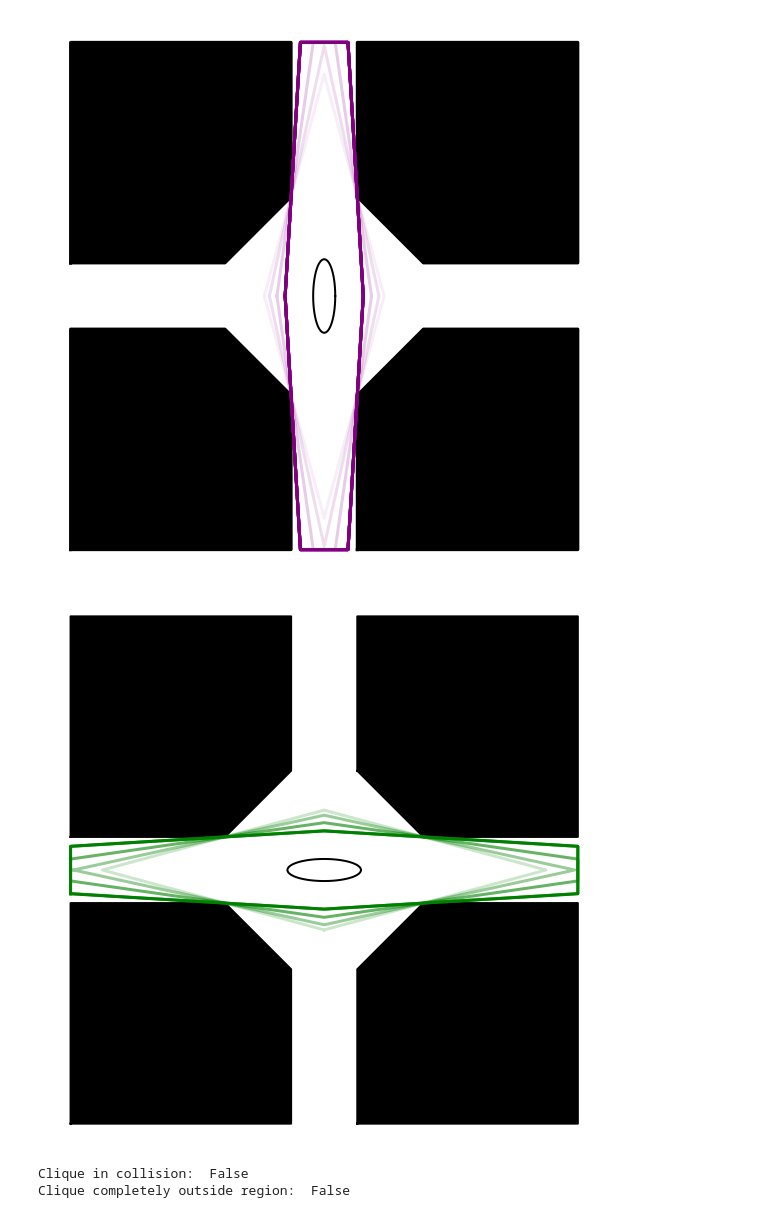
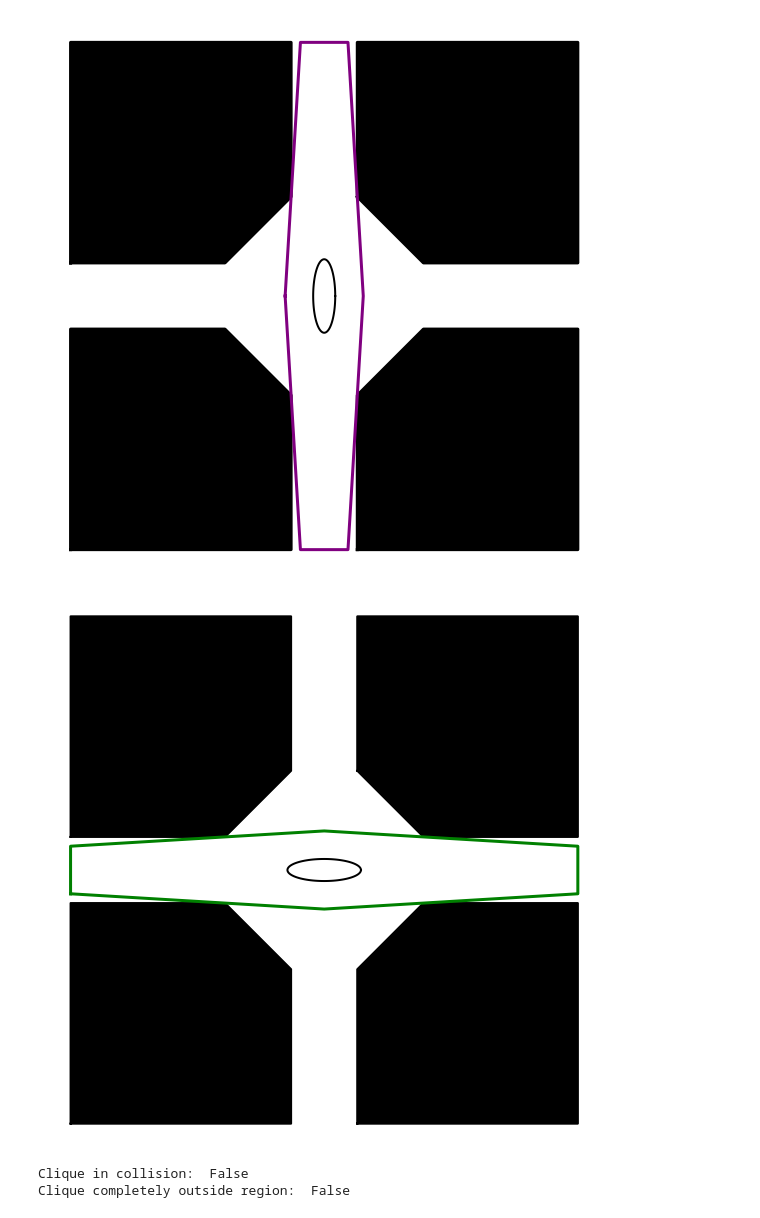
Before and after one commit to wernerpe/visiris, a Jupyter notebook: iris_init_ellipse_behavior.ipynb, the cells around one changed output. Drawn from its saved outputs; the diff is of its cells as text; code cells hidden in the pictures.

```diff
--- a/iris_init_ellipse_behavior.ipynb
+++ b/iris_init_ellipse_behavior.ipynb
@@ -132,8 +132,8 @@ for i, r in enumerate(regions):
     v = sorted_vertices(VPolytope(r)).T#s
     v = np.concatenate((v, v[0,:].reshape(1,-1)), axis=0)
 
-    p = ax.plot(v[:,0], v[:,1], linewidth = 3, alpha = (i*1 + 1)/iterations, color = 'purple',zorder = 3)
-    ax.fill(v[:,0], v[:,1], alpha = 0.0, c = p[0].get_color())
+p = ax.plot(v[:,0], v[:,1], linewidth = 3, alpha = 0.15 + 0.85*(i + 1)/iterations, color = 'purple',zorder = 3)
+ax.fill(v[:,0], v[:,1], alpha = 0.0, c = p[0].get_color())
 
 plot_ellipse(ax, init_ells[0],  100, color= 'k', linewidth=2)
 
@@ -169,37 +169,37 @@ for _ in range(iterations):
     init_ell = reg.MaximumVolumeInscribedEllipsoid()
     init_ells.append(init_ell)
 
 for i, r in enumerate(regions):
 
     v = sorted_vertices(VPolytope(r)).T#s
     v = np.concatenate((v, v[0,:].reshape(1,-1)), axis=0)
 
-    p = ax.plot(v[:,0], v[:,1], linewidth = 3, alpha = (i*1 + 1)/iterations, color = 'g',zorder = 3)
-    ax.fill(v[:,0], v[:,1], alpha = 0.0, c = p[0].get_color())
+p = ax.plot(v[:,0], v[:,1], linewidth = 3, alpha = (i*1 + 1)/iterations, color = 'g',zorder = 3)
+ax.fill(v[:,0], v[:,1], alpha = 0.0, c = p[0].get_color())
 
 plot_ellipse(ax, init_ells[0],  100, color= 'k', linewidth=2)
 
 # for e in init_ells:
 #     plot_ellipse(ax, e,  100, color= p[0].get_color())
 
 
 for o in obstacles:
 
     v = sorted_vertices(VPolytope(o)).T#s
     v = np.concatenate((v, v[0,:].reshape(1,-1)), axis=0)
 
     ax.plot(v[:,0], v[:,1], linewidth = 2, alpha = 1, color = 'k')
     ax.fill(v[:,0], v[:,1], alpha = 1, c = 'k')
 
 ax.set_xlim(xlim)
 ax.set_ylim(ylim)
 ax.axis('equal')
 ax.axis("off")
 plt.savefig('side.png', dpi = 300)
 # %% [output]
 [figure]
-[figure, old version]
+[figure, new version]
-[figure, old version]
+[figure, new version]
 # %%
 fig, ax = plt.subplots(figsize = (10,10))
 size = 2.3
```
Also changed, not shown: 28 other files.
